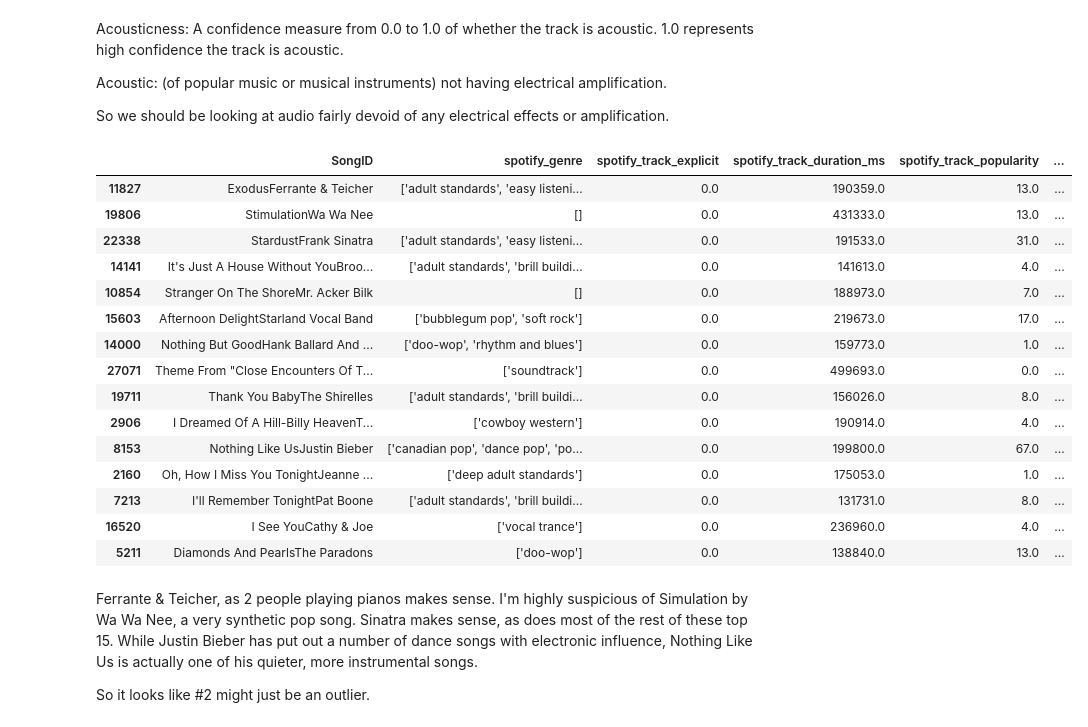
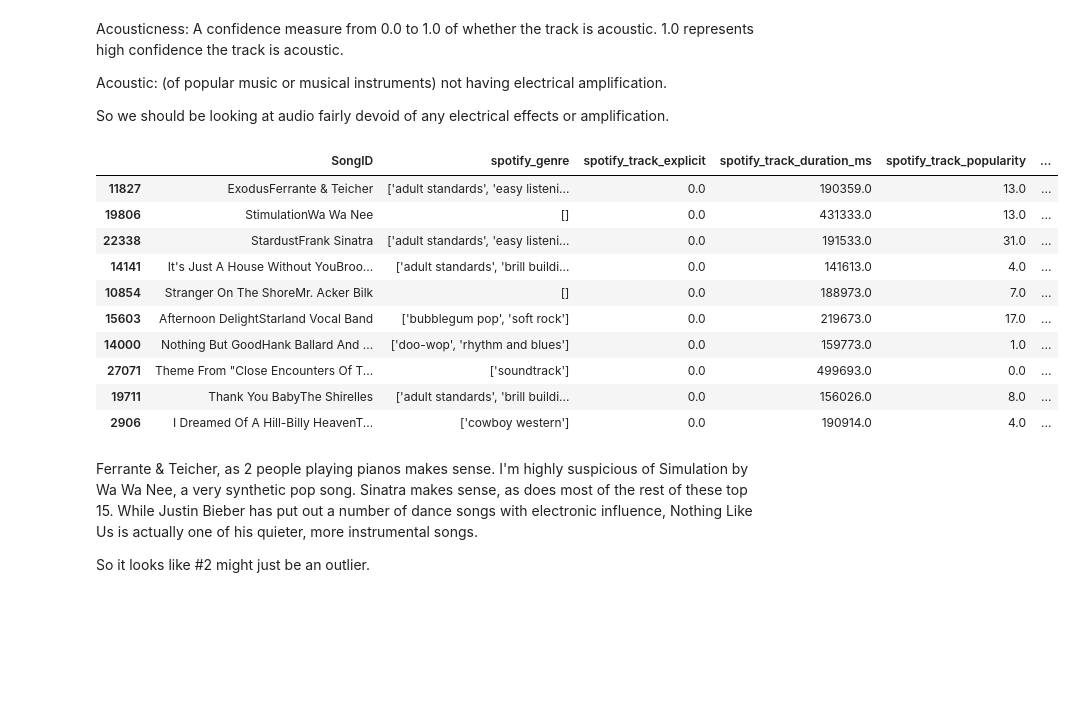
Before and after one commit to RobNewt/Data-Analysis, a Jupyter notebook: Billboard_Top_100_(In_Progress).ipynb, the cells around one changed output. Cells and saved outputs as stored; diff of their text form; code cells hidden in the pictures; blank space fills up the shorter version.

```diff
--- a/Billboard_Top_100_(In_Progress).ipynb
+++ b/Billboard_Top_100_(In_Progress).ipynb
@@ -286,24 +280,19 @@ Acoustic: (of popular music or musical instruments) not having electrical amplif
 
 So we should be looking at audio fairly devoid of any electrical effects or amplification.
 # %%
-df2.sort_values('acousticness', ascending=False)[:15]
+df2.sort_values('acousticness', ascending=False)[:10]
 # %% [output]
 |  | SongID | spotify_genre | spotify_track_explicit | spotify_track_duration_ms | spotify_track_popularity | ... |
 | 11827 | ExodusFerrante & Teicher | ['adult standards', 'easy listeni... | 0.0 | 190359.0 | 13.0 | ... |
 | 19806 | StimulationWa Wa Nee | [] | 0.0 | 431333.0 | 13.0 | ... |
 | 22338 | StardustFrank Sinatra | ['adult standards', 'easy listeni... | 0.0 | 191533.0 | 31.0 | ... |
 | 14141 | It's Just A House Without YouBroo... | ['adult standards', 'brill buildi... | 0.0 | 141613.0 | 4.0 | ... |
 | 10854 | Stranger On The ShoreMr. Acker Bilk | [] | 0.0 | 188973.0 | 7.0 | ... |
 | 15603 | Afternoon DelightStarland Vocal Band | ['bubblegum pop', 'soft rock'] | 0.0 | 219673.0 | 17.0 | ... |
 | 14000 | Nothing But GoodHank Ballard And ... | ['doo-wop', 'rhythm and blues'] | 0.0 | 159773.0 | 1.0 | ... |
 | 27071 | Theme From "Close Encounters Of T... | ['soundtrack'] | 0.0 | 499693.0 | 0.0 | ... |
 | 19711 | Thank You BabyThe Shirelles | ['adult standards', 'brill buildi... | 0.0 | 156026.0 | 8.0 | ... |
 | 2906 | I Dreamed Of A Hill-Billy HeavenT... | ['cowboy western'] | 0.0 | 190914.0 | 4.0 | ... |
-| 8153 | Nothing Like UsJustin Bieber | ['canadian pop', 'dance pop', 'po... | 0.0 | 199800.0 | 67.0 | ... |
-| 2160 | Oh, How I Miss You TonightJeanne ... | ['deep adult standards'] | 0.0 | 175053.0 | 1.0 | ... |
-| 7213 | I'll Remember TonightPat Boone | ['adult standards', 'brill buildi... | 0.0 | 131731.0 | 8.0 | ... |
-| 16520 | I See YouCathy & Joe | ['vocal trance'] | 0.0 | 236960.0 | 4.0 | ... |
-| 5211 | Diamonds And PearlsThe Paradons | ['doo-wop'] | 0.0 | 138840.0 | 13.0 | ... |
 # %% [markdown]
 Ferrante & Teicher, as 2 people playing pianos makes sense. I'm highly suspicious of Simulation by Wa Wa Nee, a very synthetic pop song. Sinatra makes sense, as does most of the rest of these top 15. While Justin Bieber has put out a number of dance songs with electronic influence, Nothing Like Us is actually one of his quieter, more instrumental songs.
 
```
Also changed, not shown: parts of 55 cells of this notebook.
